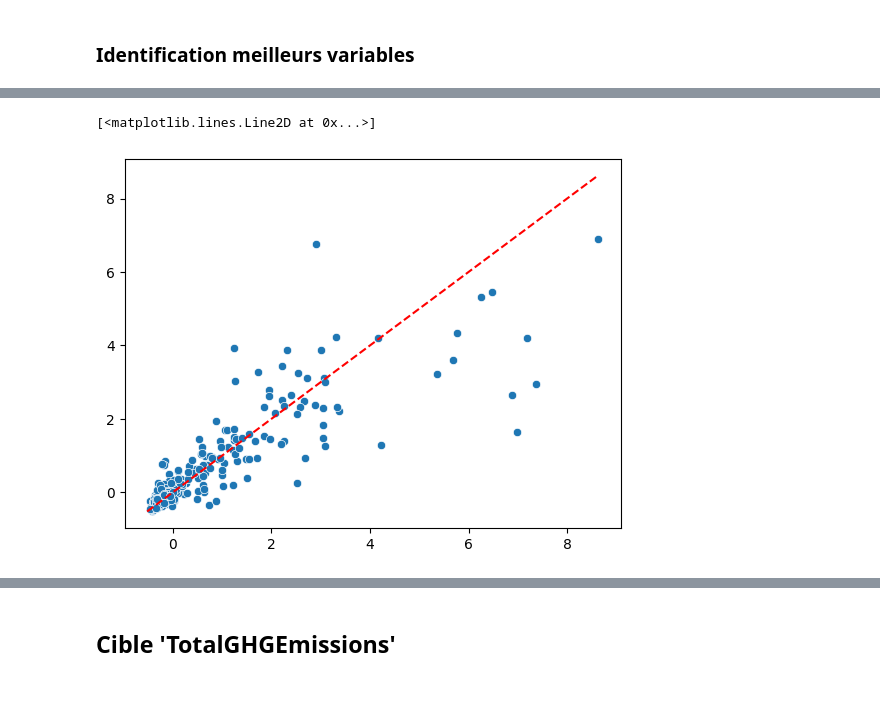
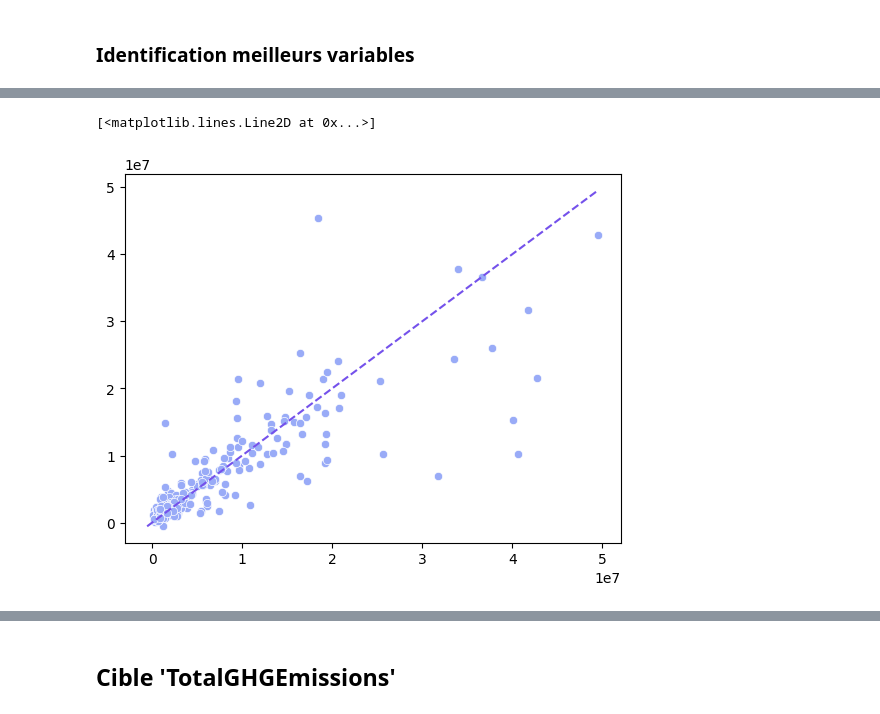
Before and after one commit to RandomFab/SEATLE, a Jupyter notebook: P3_template_modelistation_supervisee.ipynb, the cells around one changed output, grey strips where cells are left out. Drawn from its saved outputs; the diff is of its cells as text; code cells hidden in the pictures.

```diff
--- a/P3_template_modelistation_supervisee.ipynb
+++ b/P3_template_modelistation_supervisee.ipynb
@@ -680,7 +685,9 @@ X = df.copy().drop(['SiteEnergyUse(kBtu)','TotalGHGEmissions'], axis=1)
 # %% [markdown]
 ### Train test split
 # %%
-X_energy_train, X_energy_test, y_energy_train, y_energy_test = train_test_split(X, y_energy, random_state=42,test_size=0.2)
+X_energy_train, X_energy_test, y_energy_train, y_energy_test = (
+    train_test_split(X, y_energy, random_state=42,test_size=0.2)
+)
 # %% [markdown]
 ### Colonnes numériques
 # %%
@@ -702,7 +709,6 @@ numerical_columns = ['NumberofBuildings'	,'NumberofFloors'	,'PropertyGFAParking'
 # %% [markdown]
 ### Standardisation
 # %%
-y_scaler = RobustScaler()
 scaler = RobustScaler()
 
 # Transformer X_train
@@ -710,18 +716,6 @@ X_energy_train[numerical_columns] = scaler.fit_transform(X_energy_train[numerica
 
 # Transformer X_test
 X_energy_test[numerical_columns] = scaler.transform(X_energy_test[numerical_columns])
-
-
-y_energy_train=pd.DataFrame(
-    y_scaler.fit_transform(y_energy_train.to_numpy().reshape(-1, 1)).ravel(),
-    columns=['SiteEnergyUse(kBtu)'],
-    index=y_energy_train.index)
-
-
-y_energy_test=pd.DataFrame(
-    y_scaler.transform(y_energy_test.to_numpy().reshape(-1, 1)).ravel(),
-    columns=['SiteEnergyUse(kBtu)'],
-    index=y_energy_test.index)
 # %% [markdown]
 ### Models
 # %%
@@ -926,20 +909,24 @@ df_total
 # %% [markdown]
 ### GridSearchCV sur GradientBoosting
 # %%
+
 params = {
-    'n_estimators': [1500],  # nombre d'étapes de boosting
-    'learning_rate': [0.02,0.05],  # taux d'apprentissage
-    'max_depth': [7],  # profondeur des arbres
-    'min_samples_split': [2,5],  # min d'échantillons pour diviser un noeud
-    'min_samples_leaf': [2,5],  # min d'échantillons dans une feuille
-    'subsample': [1.0],  # fraction d'échantillons pour chaque arbre
-    'max_features': [ 'sqrt'],  # nombre de features à considérer
+    'n_estimators': [250,300,350],
+    'learning_rate': [0.01, 0.05, 0.1],
+    'max_depth': [3, 5, 7],
+    'subsample': [0.2,0.4,0.6],
+    'max_features': [None],
+    'criterion': ['friedman_mse', 'squared_error']
 }
 
 GradientBoosting_model_Energy = GradientBoostingRegressor(random_state=42)
-GSCV = GridSearchCV(GradientBoosting_model_Energy,n_jobs=-1, verbose=1, cv=kf, param_grid=params,scoring='r2')
-GSCV.fit(X,y_energy.values.ravel())
-best_params = GSCV.best_params_
+GSCV_energy = GridSearchCV(GradientBoosting_model_Energy,
+                           n_jobs=-1, verbose=1, cv=kf, param_grid=params,
+                           scoring='r2')
+GSCV_energy.fit(X_energy_train,y_energy_train.values.ravel())
+best_params = GSCV_energy.best_params_
+
 #best_params={'learning_rate': 0.02, 'max_depth': 7, 'max_features': 'sqrt', 'min_samples_leaf': 2, 'min_samples_split': 2, 'n_estimators': 800, 'subsample': 1.0}
 print(best_params)
+print(GSCV_energy.best_score_)
 # %% [output]
@@ -987,15 +981,15 @@ plt.xticks(rotation=90)
 # %%
-sns.scatterplot(x=y_energy_test.to_numpy().ravel(),y=y_pred)
+sns.scatterplot(x=y_energy_test.to_numpy().ravel(),y=y_pred, color='#99abf7')
 
 lims = [
     np.min([y_energy_test.to_numpy().ravel().min(), y_pred.min()]),
     np.max([y_energy_test.to_numpy().ravel().max(), y_pred.max()])
 ]
 
-plt.plot(lims, lims, 'r--')  # ligne rouge en pointillés
+plt.plot(lims, lims, linestyle='--', color='#7451eb')
 # %% [output]
 [<matplotlib.lines.Line2D at 0x...>]
-[figure, old version]
+[figure, new version]
 # %%
 
 residuals = y_energy_test.to_numpy().ravel() - y_pred
```
Also changed, not shown: parts of 43 cells of this notebook, 13 other files.
